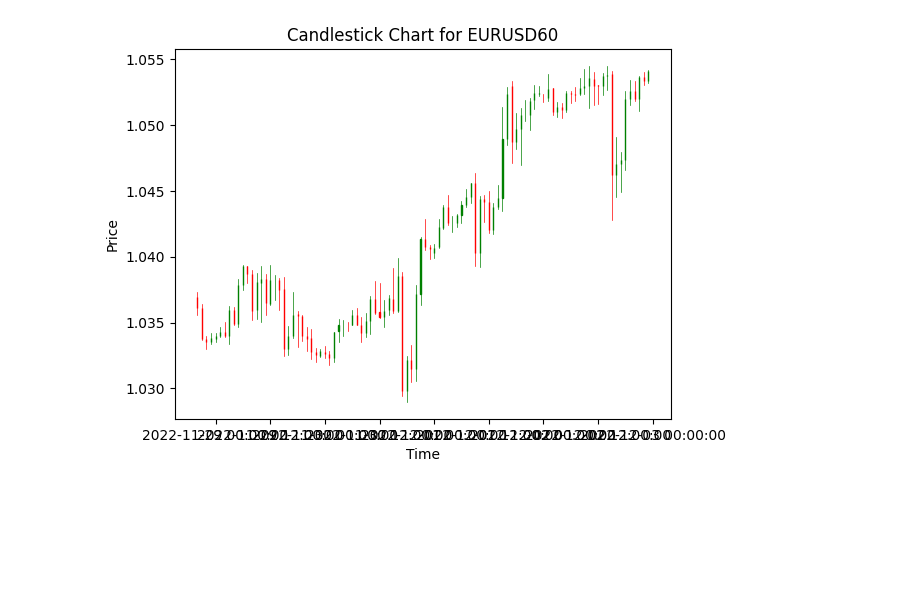
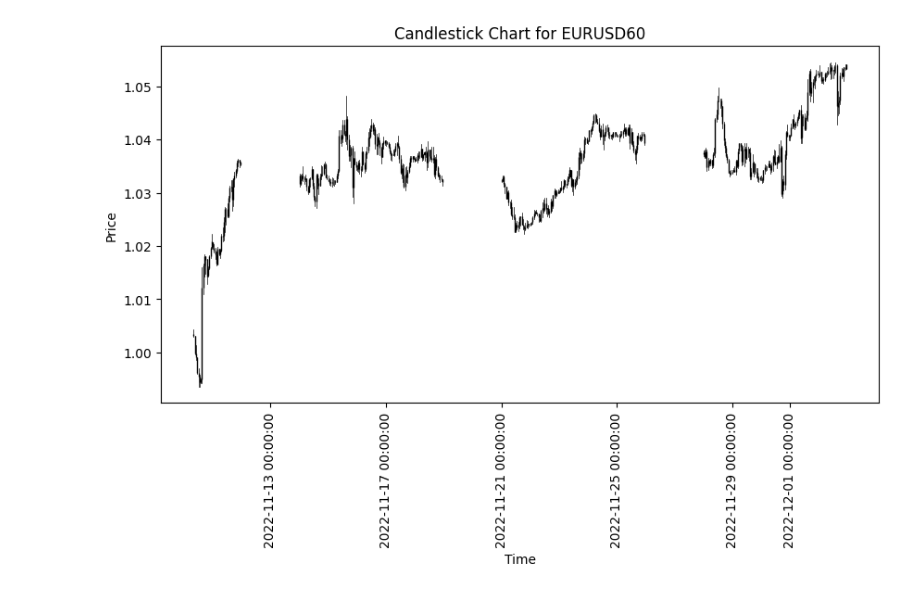
Before and after one commit to Hohlas/Nero, a Jupyter notebook: fx.ipynb, the cells around one changed output. Drawn from its saved outputs; the diff is of its cells as text; code cells hidden in the pictures; blank space fills up the shorter version.

```diff
--- a/fx.ipynb
+++ b/fx.ipynb
@@ -6,26 +22,31 @@
 # %%
 import pandas as pd
 import matplotlib.pyplot as plt
 import matplotlib.dates as mdates
+from mpl_finance import candlestick_ohlc
 
 # Загрузка данных из файла
 history_data = 'https://drive.google.com/uc?id=1_eYsMYv8L_rrFrNnVN39ugbSVvC12Mm5'
 data = pd.read_csv(history_data, header=None, sep=',', names=['date', 'time', 'open', 'high', 'low', 'close', 'volume'])
 
 # Преобразование времени в формат, понятный matplotlib
-data['datetime'] = pd.to_datetime(data['date'], format='%Y.%m.%d').dt.strftime('%Y-%m-%d %H:%M:%S')
+data['datetime'] = pd.to_datetime(data['date'], format='%Y.%m.%d').dt.strftime('%Y-%m-%d') + ' ' + data['time']
+data['datetime'] = pd.to_datetime(data['datetime'], format='%Y-%m-%d %H:%M')
+data['time'] = data['datetime'].apply(mdates.date2num)
 
 # Выбор последних 100 строк
-data = data.tail(100)
+data = data.tail(400)
 
 # Построение графика в виде баров
 fig, ax = plt.subplots()
-candlestick_ohlc(ax, ohlc.values, width=0.0005, colorup='green', colordown='red')
+candlestick_ohlc(ax, data[['time', 'open', 'high', 'low', 'close']].values, width=0.0001, colorup='black', colordown='black')
 ax.xaxis.set_major_formatter(mdates.DateFormatter('%Y-%m-%d %H:%M:%S'))
 ax.xaxis.set_major_locator(mdates.AutoDateLocator())
 ax.set_xlabel('Time')
 ax.set_ylabel('Price')
 ax.set_title('Candlestick Chart for EURUSD60')
+fig.set_size_inches(10, 5)# Установка размера окна
+plt.xticks(rotation=90)# Установка вертикального направления подписей шкалы "Time"
 plt.show()
 # %% [output]
-[figure, old version]
+[figure, new version]
```
Also changed, not shown: parts of 2 cells of this notebook.
